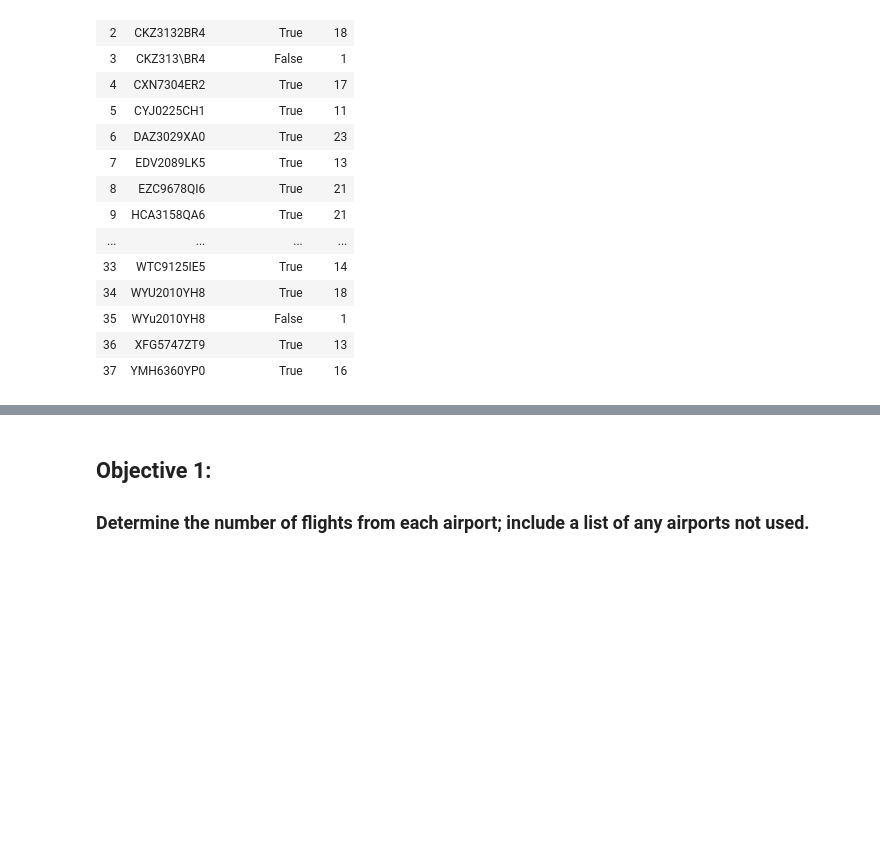
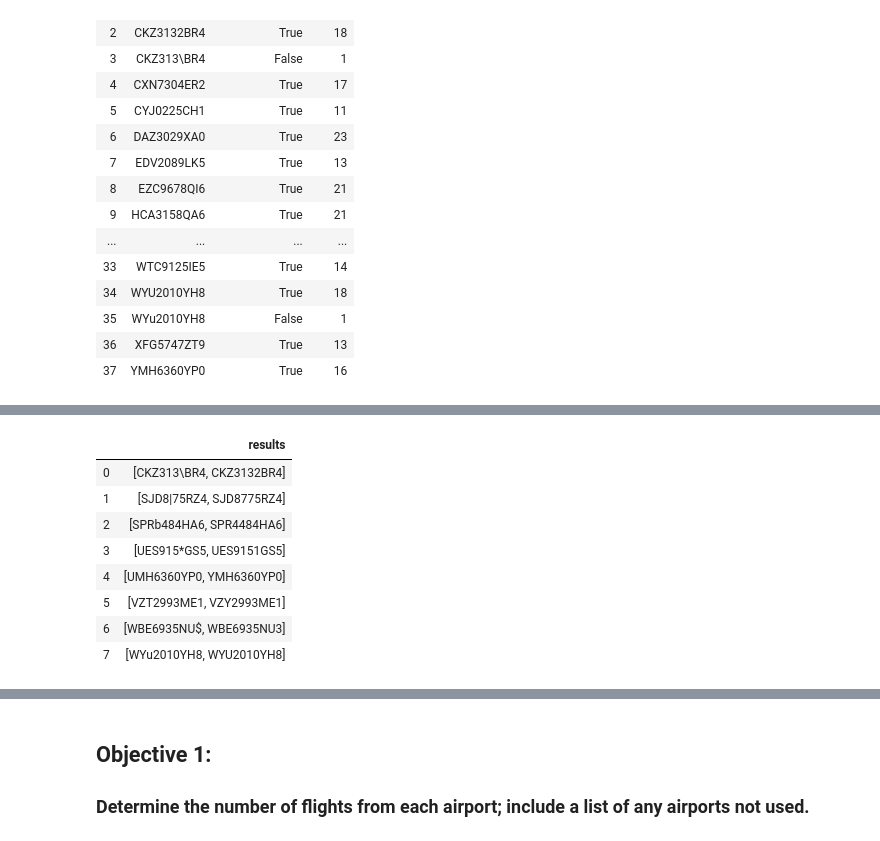
Before and after one commit to bloomfield-analysis/jk800839, a Jupyter notebook: CSMCC16 Flight Assignment JK800839.ipynb, the cells around one changed output, grey strips where cells are left out. Cells and saved outputs as stored; diff of their text form; code cells hidden in the pictures; blank space fills up the shorter version.

```diff
--- a/CSMCC16 Flight Assignment JK800839.ipynb
+++ b/CSMCC16 Flight Assignment JK800839.ipynb
@@ -341,13 +343,13 @@ pass_data_route['count'] = '1'
 # %%
 #select subset of data
-pass_only_data = pass_data_route[['Passenger_id'
+pass_data_route_test = pass_data_route_test[['Passenger_id'
                    #   ,'Flight_id'
                       ,'Pass_id_format'
                       ,'count'
                         ]]
 # %%
 #Group data to see passengers and total flights by passenger id
-pass_only=pass_only_data.groupby(['Passenger_id'
+pass_only=pass_data_route_test.groupby(['Passenger_id'
                         ,'Pass_id_format'
                          ]).count()
 #reset index
@@ -465,5 +407,4 @@ YMH6360YP0 0.2
 # %%
-#f = 'UES915*GS5'
 #create function to find the best match for a given false value and list for true values
 def best_match(f,t):
     global test_best_true
@@ -474,6 +415,6 @@ def best_match(f,t):
         test_best_true.append([t,round(SequenceMatcher(None, t, f).ratio(),3)])
     test_best_true = pd.DataFrame(test_best_true)
     max_true = test_best_true.iloc[test_best_true[1].idxmax(), 0]
-    final_true.append(str([f,max_true])[1:-1])
+    final_true.append([f,max_true])
     #final_true = pd.DataFrame (final_true)
    # print(final_true)
@@ -583,0 +427,16 @@ pass_data_route
+# %%
+#turn into dataframe
+best_match_results_pd=pd.DataFrame (best_match_results)
+best_match_results_pd.columns = ['results']
+best_match_results_pd
+#obj_1_list.columns = ['From_airport_IATA']
+# %% [output]
+|  | results |
+| 0 | [CKZ313\BR4, CKZ3132BR4] |
+| 1 | [SJD8|75RZ4, SJD8775RZ4] |
+| 2 | [SPRb484HA6, SPR4484HA6] |
+| 3 | [UES915*GS5, UES9151GS5] |
+| 4 | [UMH6360YP0, YMH6360YP0] |
+| 5 | [VZT2993ME1, VZY2993ME1] |
+| 6 | [WBE6935NU$, WBE6935NU3] |
+| 7 | [WYu2010YH8, WYU2010YH8] |
```
Also changed, not shown: parts of 37 cells of this notebook.
